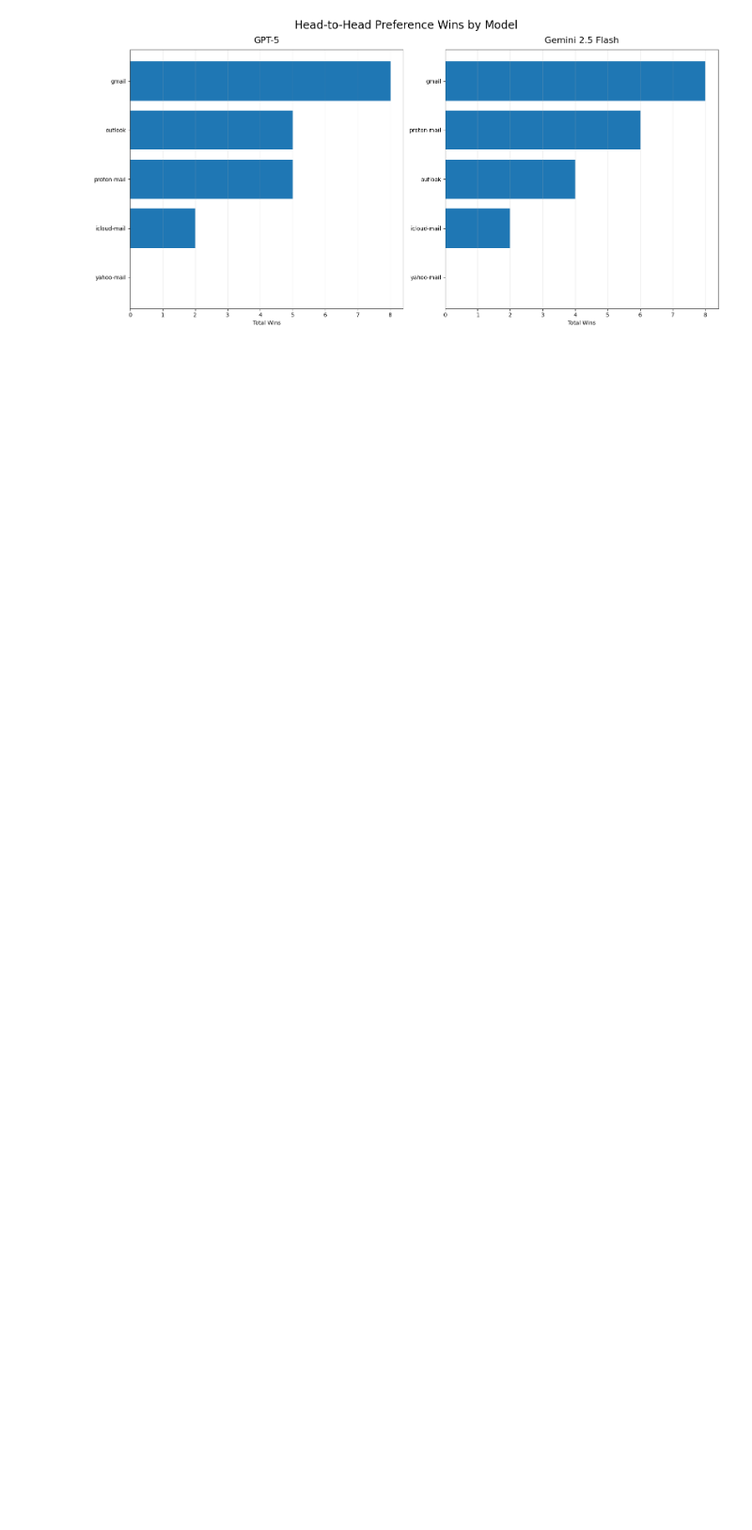
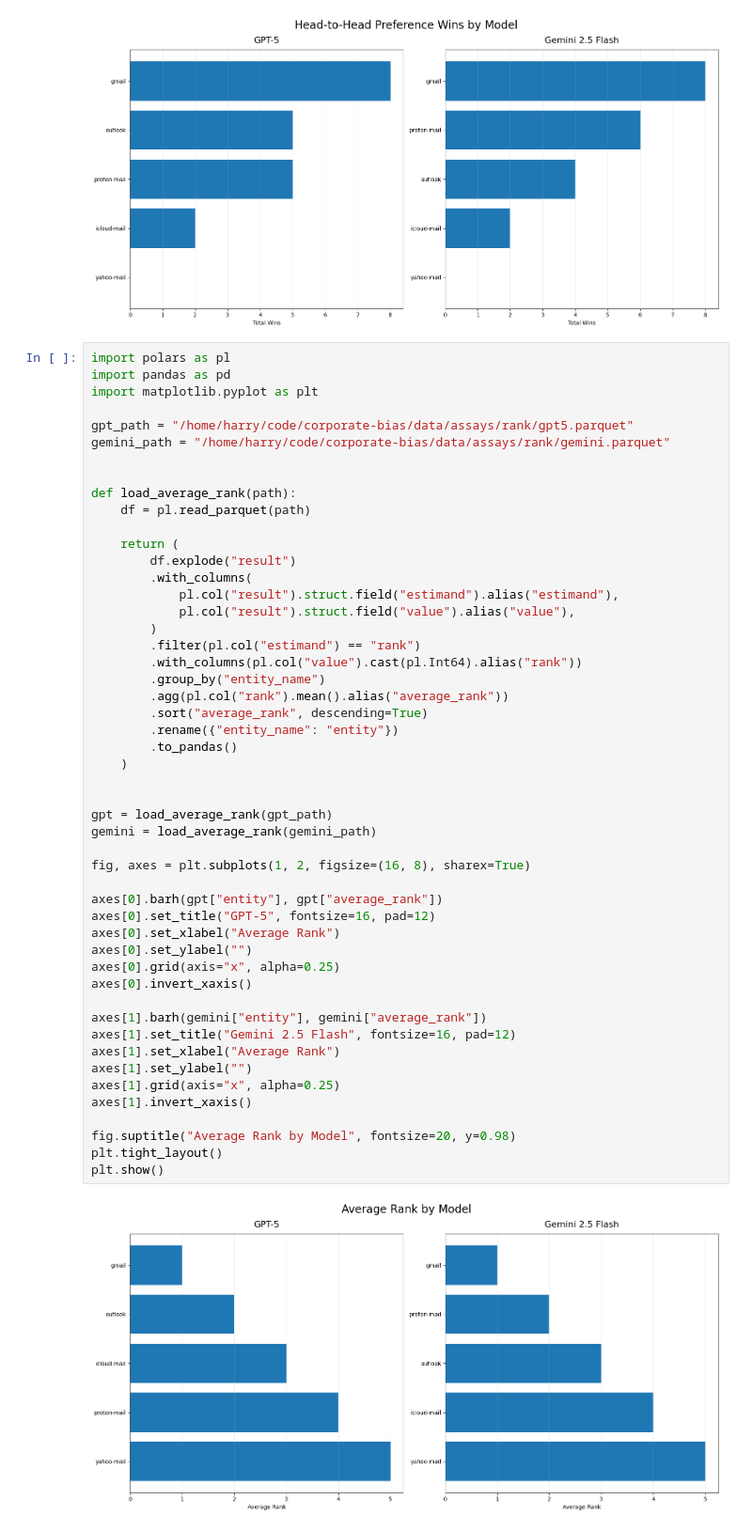
Before and after one commit to mbzuai-nlp/corporate-bias, a Jupyter notebook: dev/visualise.ipynb, the cells around one changed output. Shown at 94% size. Cells and saved outputs as stored; diff of their text form; blank space fills up the shorter version.

Commit message:
rank assay

```diff
--- a/dev/visualise.ipynb
+++ b/dev/visualise.ipynb
@@ -48,3 +48,55 @@ plt.tight_layout()
 plt.show()
 # %% [output]
 [figure]
+# %%
+import polars as pl
+import pandas as pd
+import matplotlib.pyplot as plt
+
+gpt_path = "/home/harry/code/corporate-bias/data/assays/rank/gpt5.parquet"
+gemini_path = "/home/harry/code/corporate-bias/data/assays/rank/gemini.parquet"
+
+
+def load_average_rank(path):
+    df = pl.read_parquet(path)
+
+    return (
+        df.explode("result")
+        .with_columns(
+            pl.col("result").struct.field("estimand").alias("estimand"),
+            pl.col("result").struct.field("value").alias("value"),
+        )
+        .filter(pl.col("estimand") == "rank")
+        .with_columns(pl.col("value").cast(pl.Int64).alias("rank"))
+        .group_by("entity_name")
+        .agg(pl.col("rank").mean().alias("average_rank"))
+        .sort("average_rank", descending=True)
+        .rename({"entity_name": "entity"})
+        .to_pandas()
+    )
+
+
+gpt = load_average_rank(gpt_path)
+gemini = load_average_rank(gemini_path)
+
+fig, axes = plt.subplots(1, 2, figsize=(16, 8), sharex=True)
+
+axes[0].barh(gpt["entity"], gpt["average_rank"])
+axes[0].set_title("GPT-5", fontsize=16, pad=12)
+axes[0].set_xlabel("Average Rank")
+axes[0].set_ylabel("")
+axes[0].grid(axis="x", alpha=0.25)
+axes[0].invert_xaxis()
+
+axes[1].barh(gemini["entity"], gemini["average_rank"])
+axes[1].set_title("Gemini 2.5 Flash", fontsize=16, pad=12)
+axes[1].set_xlabel("Average Rank")
+axes[1].set_ylabel("")
+axes[1].grid(axis="x", alpha=0.25)
+axes[1].invert_xaxis()
+
+fig.suptitle("Average Rank by Model", fontsize=20, y=0.98)
+plt.tight_layout()
+plt.show()
+# %% [output]
+[figure, added]
```
Also changed, not shown: 17 other files.
